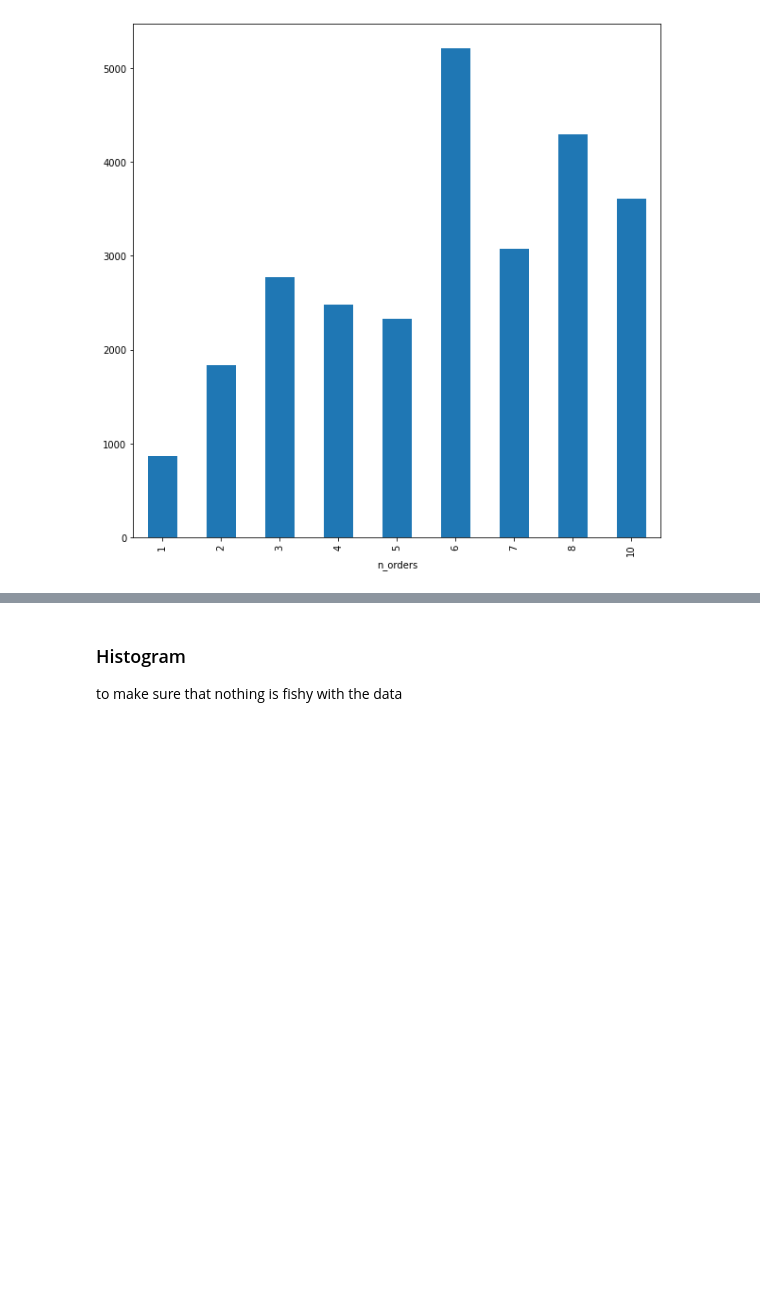
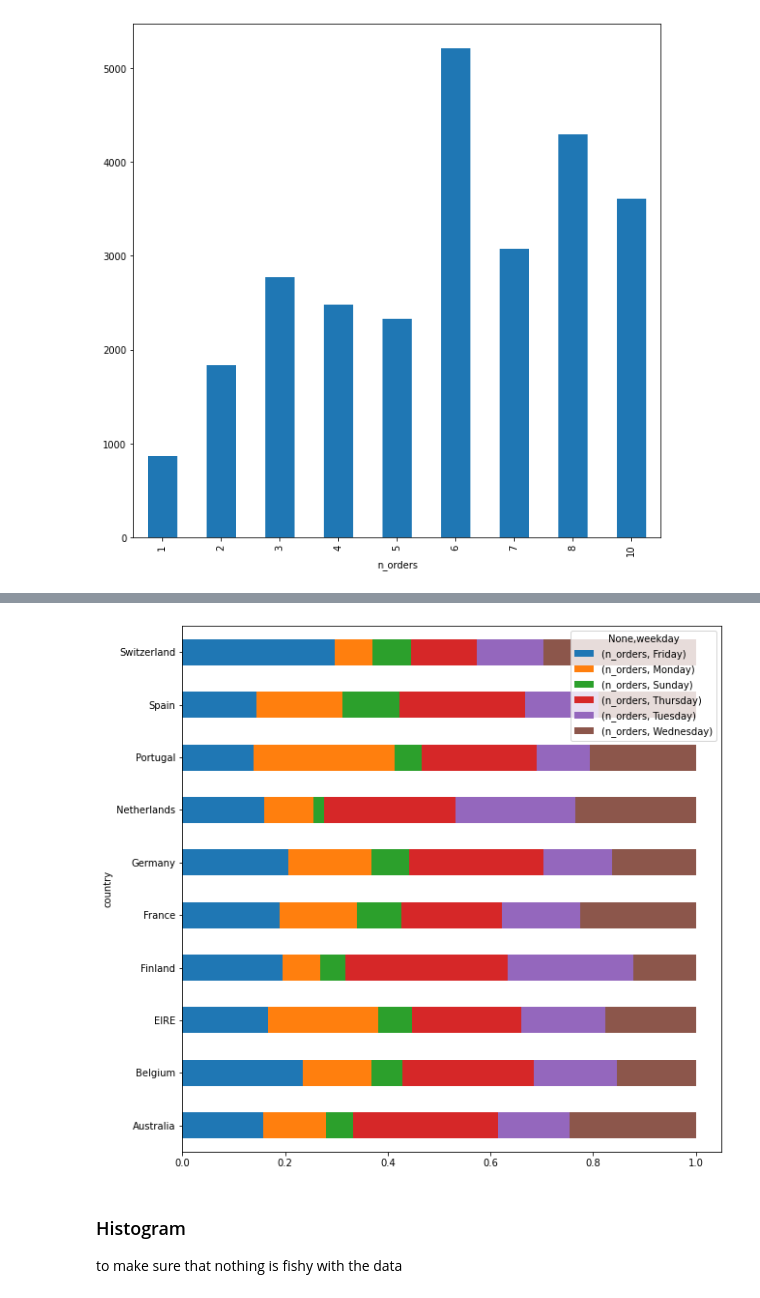
Before and after one commit to LDSSA/batch5-students, a Jupyter notebook: S01 - Bootcamp and Binary Classification/SLU03 - Visualization with Pandas & Matplotlib/Examples notebook.ipynb, the cells around one changed output, grey strips where cells are left out. Saved outputs shown, nothing was run; the diff lists cells and outputs as text; code cells hidden in the pictures; blank space fills up the shorter version.

Commit message:
Merge branch 'SLU03-visualization-with-pandas-and-matplotlib' of https://github.com/LDSSA/batch5-instructors into SLU03-visualization-with-pandas-and-matplotlib

```diff
--- a/S01 - Bootcamp and Binary Classification/SLU03 - Visualization with Pandas & Matplotlib/Examples notebook.ipynb
+++ b/S01 - Bootcamp and Binary Classification/SLU03 - Visualization with Pandas & Matplotlib/Examples notebook.ipynb
@@ -72,0 +76,10 @@ data.groupby('n_orders')['sales'].mean().plot.bar();
+# %%
+data['weekday'] = pd.to_datetime(data['date']).dt.day_name()
+
+# Creating a new DataFrame with the sum of n_orders by country and weekday
+dpt = data.pivot_table(values=['n_orders'], index='country', columns='weekday', aggfunc='sum')
+
+# converting to percentage
+dpt = dpt.div(dpt.sum(1), axis=0)
+
+dpt
@@ -73,3 +100,8 @@ data.groupby('n_orders')['sales'].mean().plot.bar();
+# %%
+#dpt.plot(kind='barh', stacked=True);
+dpt.plot.barh(stacked=True);
+# %% [output]
+[figure, added]
 # %% [markdown]
 ### Histogram
 
```
Also changed, not shown: parts of 3 cells of this notebook, 4 other files.
